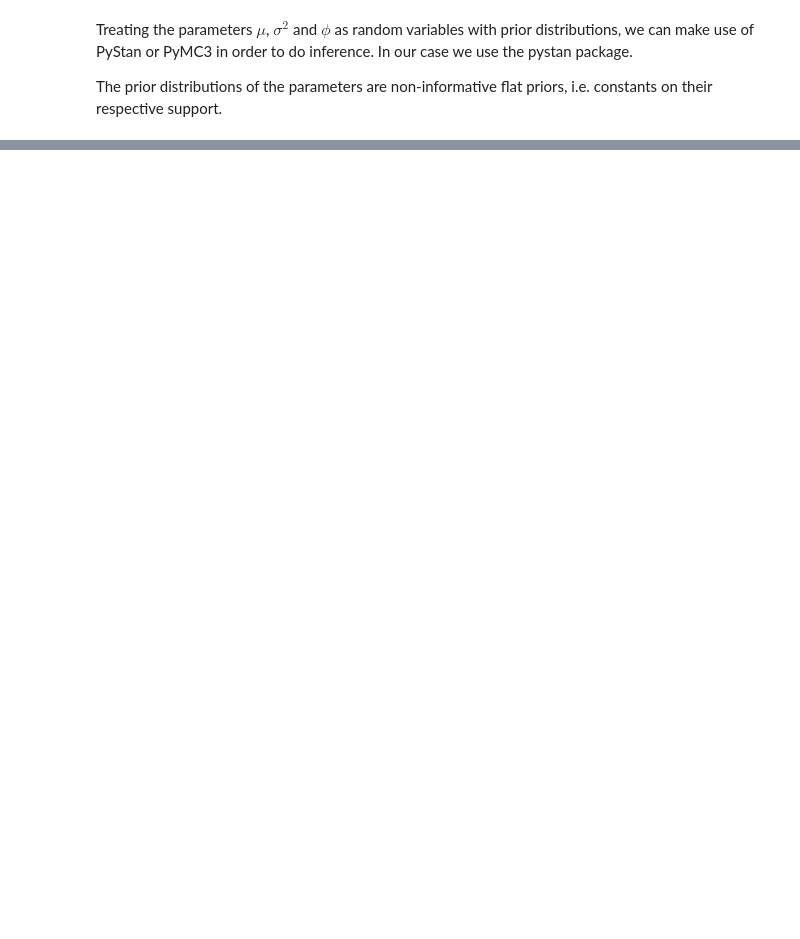
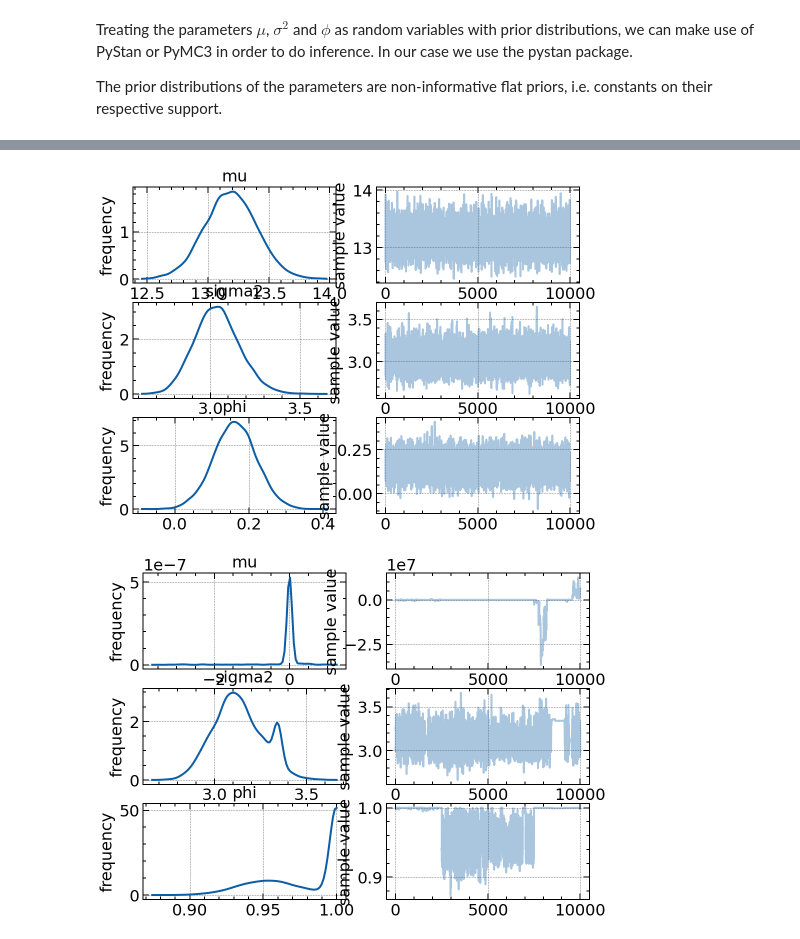
Before and after one commit to Sinbad-The-Sailor/Bayesian-Methods, a Jupyter notebook: bayesian_ar_process.ipynb, the cells around one changed output, grey strips where cells are left out. Saved outputs shown, nothing was run; the diff lists cells and outputs as text; code cells hidden in the pictures; blank space fills up the shorter version.

Commit message:
Convergence of stan model.

```diff
--- a/bayesian_ar_process.ipynb
+++ b/bayesian_ar_process.ipynb
@@ -86,0 +79,3 @@ ModuleNotFoundError: No module named 'stan'
+# %%
+import pystan
+stan_model = pystan.StanModel(model_code=model)
@@ -87,4 +100,5 @@ ModuleNotFoundError: No module named 'stan'
 # %%
 model_1_data = {"N": 300, "y": np.array(synthetic_data_x)}
-#stan_model.sampling(data=model_1_data, iter=50)
+df1 = stan_model.sampling(data=model_1_data, iter=5000)
+df1
 # %% [output]
@@ -108,0 +136,4 @@ KeyboardInterrupt:
+# %%
+model_2_data = {"N": 300, "y": np.array(synthetic_data_y)}
+df2 = stan_model.sampling(data=model_2_data, iter=5000)
+df2
@@ -108,0 +185,7 @@ KeyboardInterrupt:
+# %%
+df1.to_dataframe()
+df1.plot()
+df2.plot()
+fig.tight_layout()
+plt.show()
+# %% [output]
@@ -108,0 +194,2 @@ KeyboardInterrupt:
+[figure, added]
+[figure, added]
```
Also changed, not shown: parts of 7 cells of this notebook, 1 other file.
